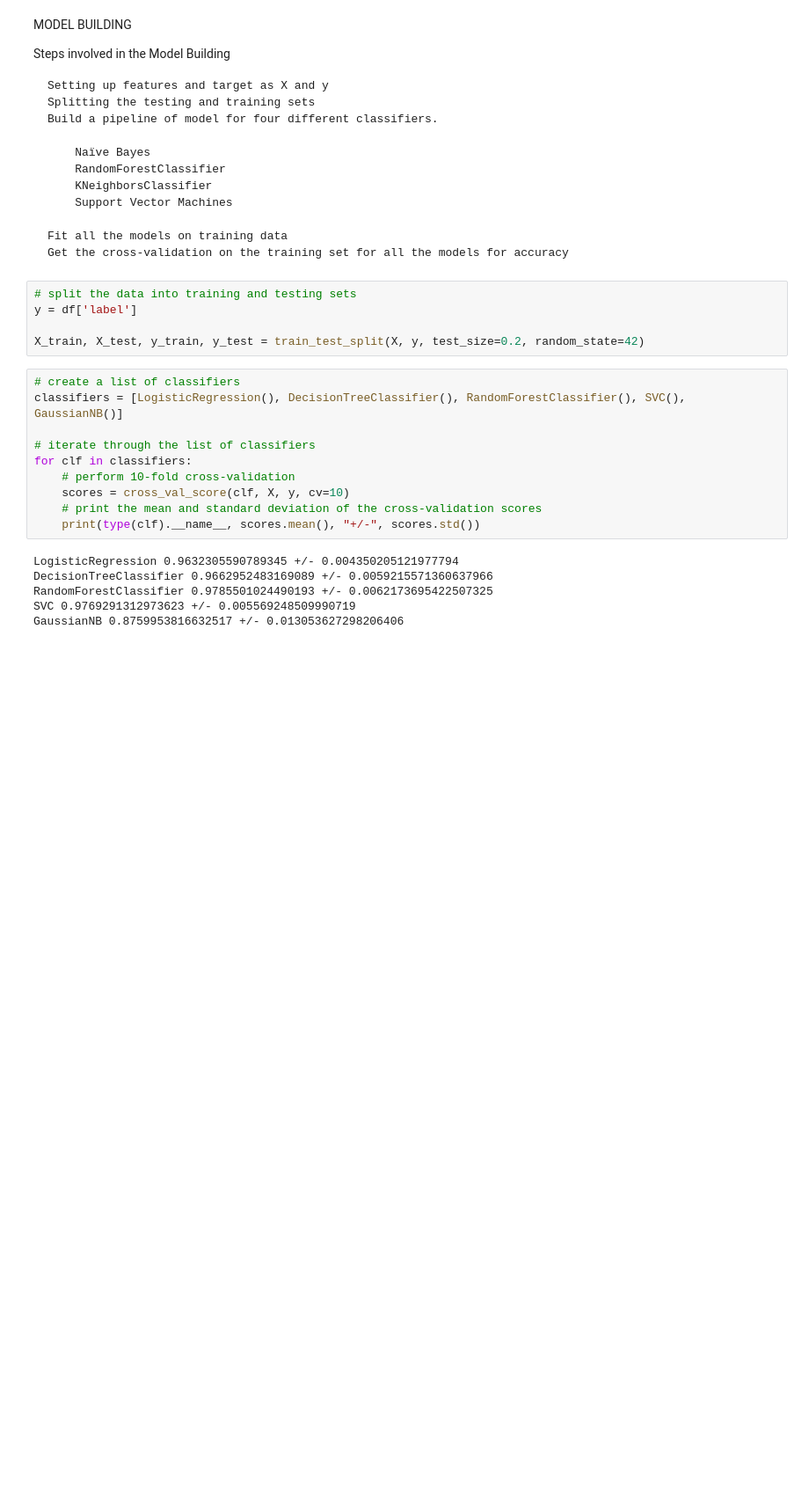
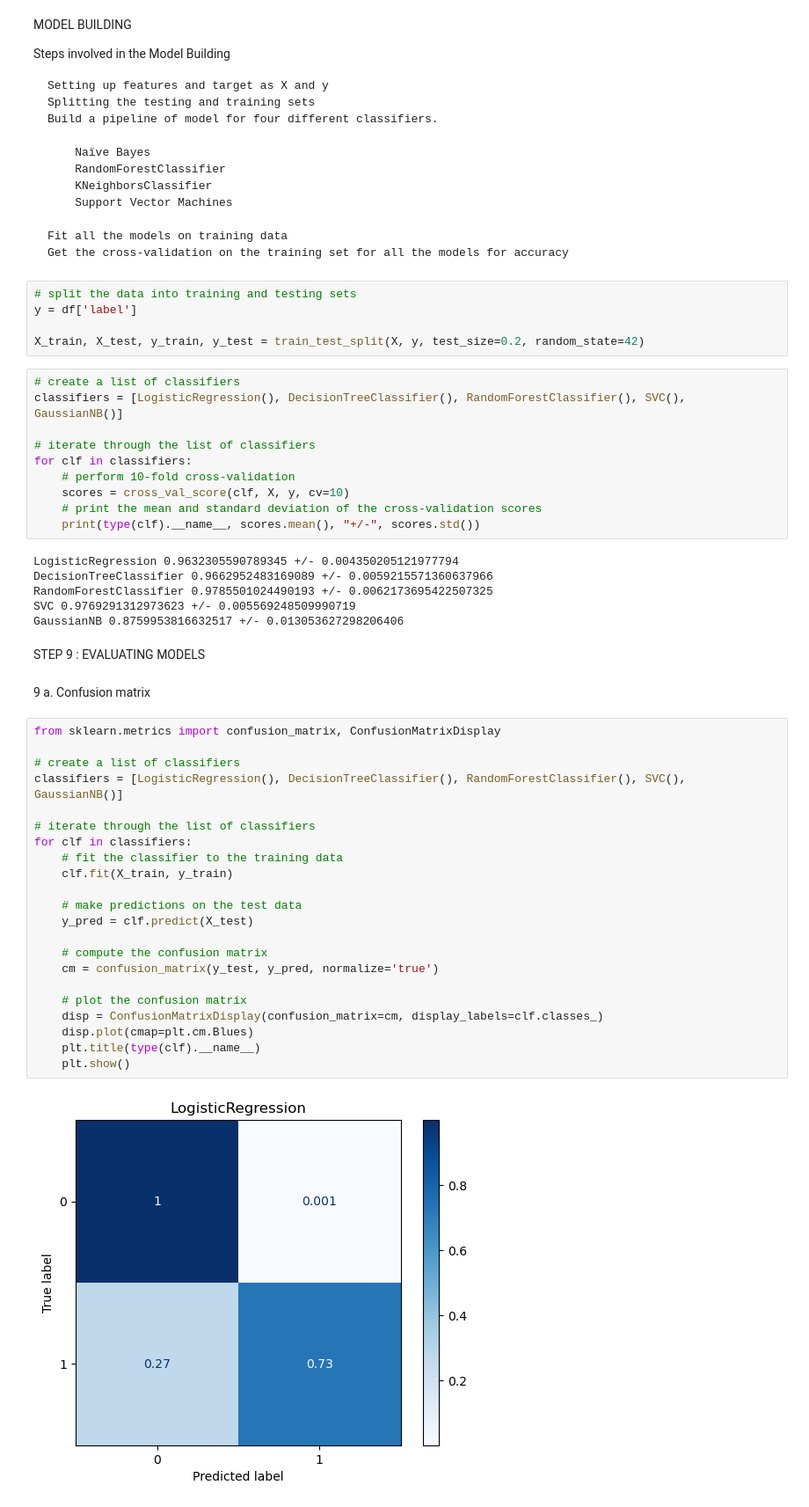
Before and after one commit to rajinipreethajohn/SPAM_classifier, a Jupyter notebook: SpamClassifier.ipynb, the cells around one changed output. Shown: that part at 88% size. Drawn from its saved outputs; the diff is of its cells as text; blank space fills up the shorter version.

```diff
--- a/SpamClassifier.ipynb
+++ b/SpamClassifier.ipynb
@@ -334,3 +334,31 @@ DecisionTreeClassifier 0.9662952483169089 +/- 0.0059215571360637966
 RandomForestClassifier 0.9785501024490193 +/- 0.0062173695422507325
 SVC 0.9769291312973623 +/- 0.005569248509990719
 GaussianNB 0.8759953816632517 +/- 0.013053627298206406
+# %% [markdown]
+STEP 9 : EVALUATING MODELS
+# %% [markdown]
+9 a. Confusion matrix
+# %%
+from sklearn.metrics import confusion_matrix, ConfusionMatrixDisplay
+
+# create a list of classifiers
+classifiers = [LogisticRegression(), DecisionTreeClassifier(), RandomForestClassifier(), SVC(), GaussianNB()]
+
+# iterate through the list of classifiers
+for clf in classifiers:
+    # fit the classifier to the training data
+    clf.fit(X_train, y_train)
+
+    # make predictions on the test data
+    y_pred = clf.predict(X_test)
+
+    # compute the confusion matrix
+    cm = confusion_matrix(y_test, y_pred, normalize='true')
+
+    # plot the confusion matrix
+    disp = ConfusionMatrixDisplay(confusion_matrix=cm, display_labels=clf.classes_)
+    disp.plot(cmap=plt.cm.Blues)
+    plt.title(type(clf).__name__)
+    plt.show()
+# %% [output]
+[figure, added]
```
Also changed, not shown: parts of 3 cells of this notebook.
